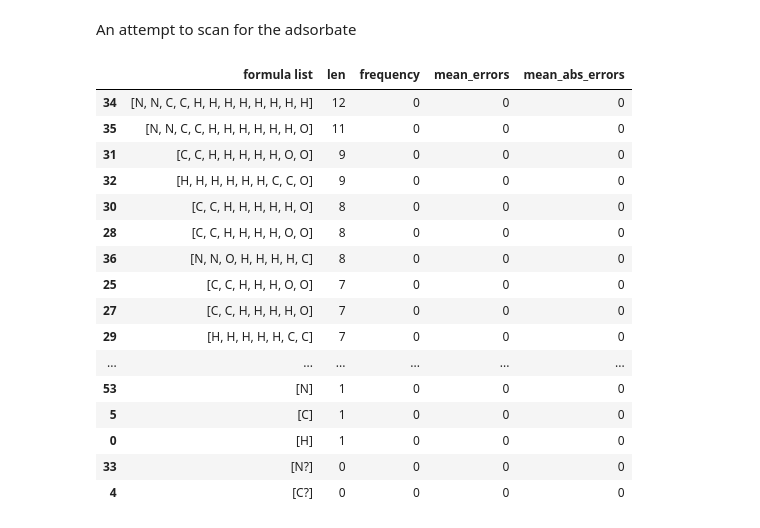
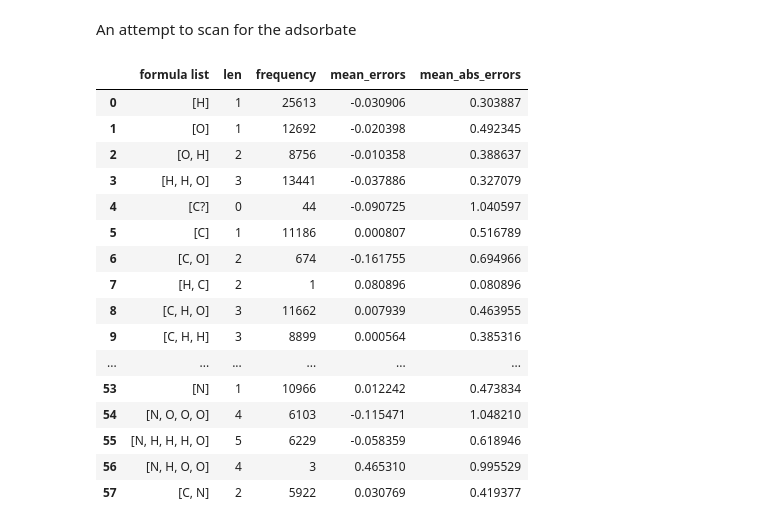
Before and after one commit to kimolijones/A-Star-is-born, a Jupyter notebook: main.ipynb, the cells around one changed output. Cells and saved outputs as stored; diff of their text form; code cells hidden in the pictures.

```diff
--- a/main.ipynb
+++ b/main.ipynb
@@ -393,55 +396,59 @@ adsorbate_list = [['H'], ['O'], ['O', 'H'], ['H', 'H', 'O'],
                   ['N', 'O', 'O', 'O'], ['N', 'H', 'H', 'H', 'O'], ['N', 'H', 'O', 'O'], ['C', 'N']]
 
 adsorbate_df = pd.DataFrame(data={"formula list":[i for i in adsorbate_list], "len":[0 if adsorbate == ['C?'] or adsorbate == ['N?'] else len(adsorbate) for adsorbate in adsorbate_list], "frequency":0, "mean_errors":0, "mean_abs_errors":0})
+adsorbate_df.loc[0:3, "adsorbate class"] = 'O/H Only'
+adsorbate_df.loc[4:14, "adsorbate class"] = 'C1'
+adsorbate_df.loc[15:32, "adsorbate class"] = 'C2'
+adsorbate_df.loc[33:, "adsorbate class"] = 'Nitrogen-based'
 adsorbate_df.sort_values('len', ascending=False, inplace=True)
-display(adsorbate_df)
 df_temp = df
 for adsorbate in adsorbate_df.index:
     display(adsorbate_df,clear=True)
-    if adsorbate_df.loc[adsorbate, "formula list"] == ['C?'] or adsorbate_df.loc[adsorbate, "formula list"] == ['N?']:
+
+    if adsorbate_df.loc[adsorbate, "formula list"] == ['C?'] or adsorbate_df.loc[adsorbate, "formula list"] == ['N?'] or adsorbate_df.loc[adsorbate, "formula list"] == ['H']:
         df_filtered = df_temp[df_temp['chemical formula'].str.contains(adsorbate_df.loc[adsorbate, "formula list"][0][0])].reset_index(drop=True)
         df_temp = df_temp[~(df_temp['chemical formula'].str.contains(adsorbate_df.loc[adsorbate, "formula list"][0][0]))].reset_index(drop=True)
 
     else:
         df_filtered = df_temp[pd.Series(df_temp.loc[i, "chemical formula list"][-len(adsorbate_df.loc[adsorbate, "formula list"]):] ==
                         adsorbate_df.loc[adsorbate, "formula list"]
                         for i in range(len(df_temp)))].reset_index(drop=True)
 
         df_temp = df_temp[pd.Series(df_temp.loc[i, "chemical formula list"][-len(adsorbate_df.loc[adsorbate, "formula list"]):] !=
                         adsorbate_df.loc[adsorbate, "formula list"]
                         for i in range(len(df_temp)))].reset_index(drop=True)
 
     print("Setting frequency")
     adsorbate_df.loc[adsorbate, "frequency"] = len(df_filtered)
     print("Setting mean_errors")
     adsorbate_df.loc[adsorbate, "mean_errors"] = df_filtered["energy (error)"].mean()
     print("Setting mean_abs_errors")
     adsorbate_df.loc[adsorbate, "mean_abs_errors"] = df_filtered["energy (error)"].abs().mean()
 
 
     """
     for i in range(len(df_filtered)):
         print(f"Filtering({i})")
         df_temp = df_temp[(df_temp['chemical formula']!=df_filtered.loc[i, 'chemical formula'])].reset_index(drop=True)
     """
 
 adsorbate_df.sort_index(inplace=True)
 display(adsorbate_df,clear=True)
 # %% [output]
 |  | formula list | len | frequency | mean_errors | mean_abs_errors |
-| 34 | [N, N, C, C, H, H, H, H, H, H, H, H] | 12 | 0 | 0 | 0 |
-| 35 | [N, N, C, C, H, H, H, H, H, H, O] | 11 | 0 | 0 | 0 |
-| 31 | [C, C, H, H, H, H, H, O, O] | 9 | 0 | 0 | 0 |
-| 32 | [H, H, H, H, H, H, C, C, O] | 9 | 0 | 0 | 0 |
-| 30 | [C, C, H, H, H, H, H, O] | 8 | 0 | 0 | 0 |
-| 28 | [C, C, H, H, H, H, O, O] | 8 | 0 | 0 | 0 |
-| 36 | [N, N, O, H, H, H, H, C] | 8 | 0 | 0 | 0 |
-| 25 | [C, C, H, H, H, O, O] | 7 | 0 | 0 | 0 |
-| 27 | [C, C, H, H, H, H, O] | 7 | 0 | 0 | 0 |
-| 29 | [H, H, H, H, H, C, C] | 7 | 0 | 0 | 0 |
+| 0 | [H] | 1 | 25613 | -0.030906 | 0.303887 |
+| 1 | [O] | 1 | 12692 | -0.020398 | 0.492345 |
+| 2 | [O, H] | 2 | 8756 | -0.010358 | 0.388637 |
+| 3 | [H, H, O] | 3 | 13441 | -0.037886 | 0.327079 |
+| 4 | [C?] | 0 | 44 | -0.090725 | 1.040597 |
+| 5 | [C] | 1 | 11186 | 0.000807 | 0.516789 |
+| 6 | [C, O] | 2 | 674 | -0.161755 | 0.694966 |
+| 7 | [H, C] | 2 | 1 | 0.080896 | 0.080896 |
+| 8 | [C, H, O] | 3 | 11662 | 0.007939 | 0.463955 |
+| 9 | [C, H, H] | 3 | 8899 | 0.000564 | 0.385316 |
 | ... | ... | ... | ... | ... | ... |
-| 53 | [N] | 1 | 0 | 0 | 0 |
-| 5 | [C] | 1 | 0 | 0 | 0 |
-| 0 | [H] | 1 | 0 | 0 | 0 |
-| 33 | [N?] | 0 | 0 | 0 | 0 |
-| 4 | [C?] | 0 | 0 | 0 | 0 |
+| 53 | [N] | 1 | 10966 | 0.012242 | 0.473834 |
+| 54 | [N, O, O, O] | 4 | 6103 | -0.115471 | 1.048210 |
+| 55 | [N, H, H, H, O] | 5 | 6229 | -0.058359 | 0.618946 |
+| 56 | [N, H, O, O] | 4 | 3 | 0.465310 | 0.995529 |
+| 57 | [C, N] | 2 | 5922 | 0.030769 | 0.419377 |
```
Also changed, not shown: parts of 3 cells of this notebook.
